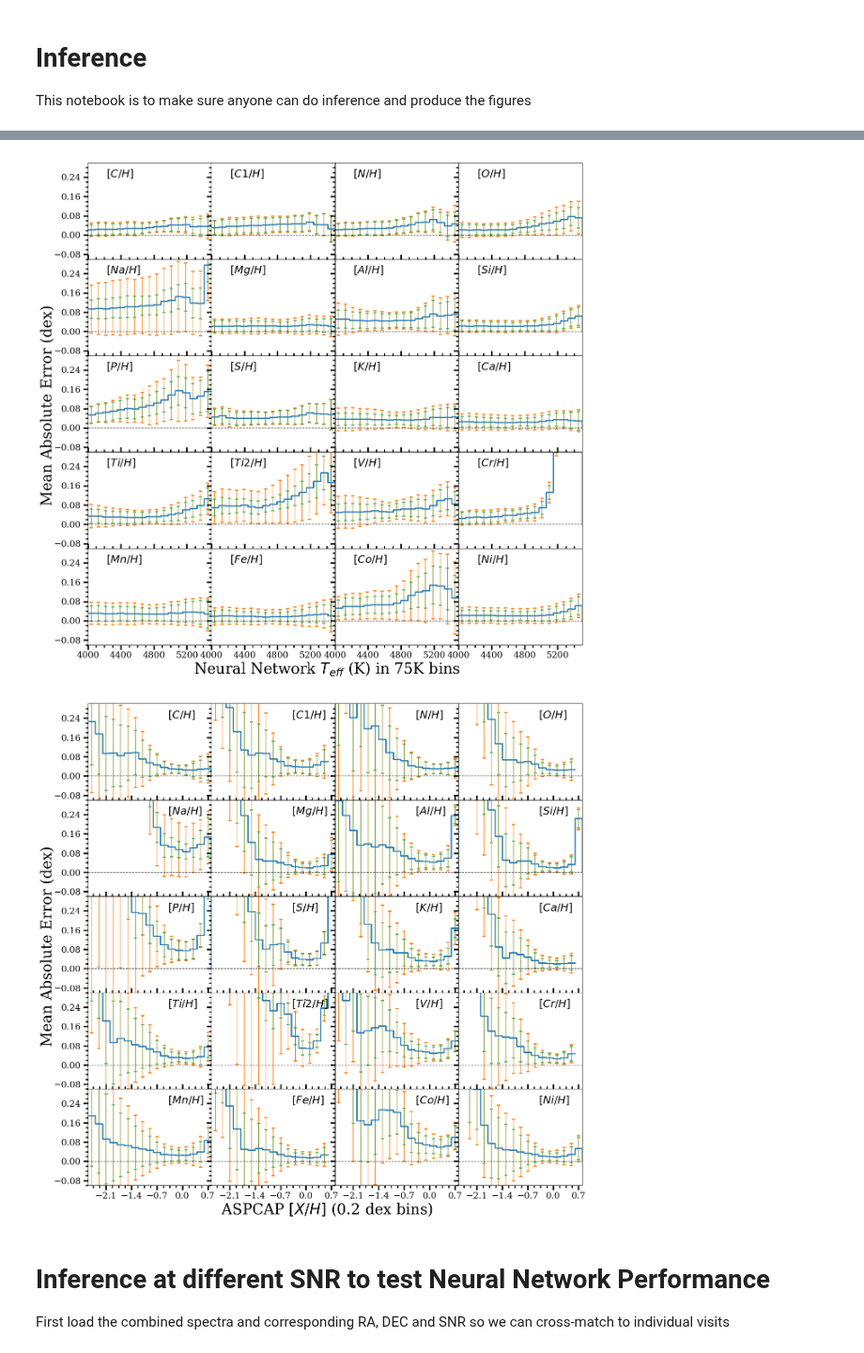
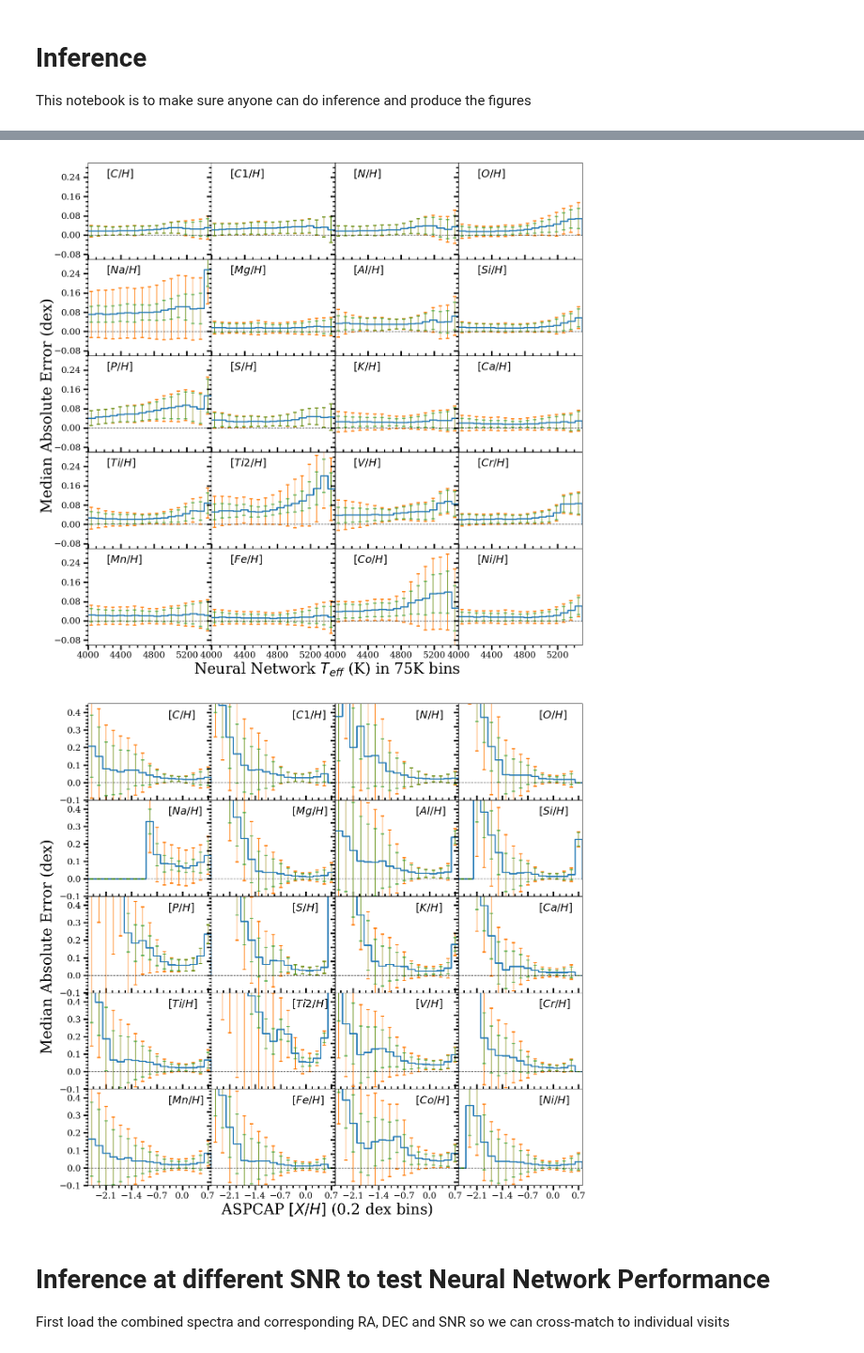
Before and after one commit to henrysky/astroNN_spectra_paper_figures, a Jupyter notebook: Inference.ipynb, the cells around one changed output, grey strips where cells are left out. Shown at 94% size. Cells and saved outputs as stored; diff of their text form; code cells hidden in the pictures.

```diff
--- a/Inference.ipynb
+++ b/Inference.ipynb
@@ -145,7 +151,7 @@ f.savefig('delta_teff_logg.png')
 %matplotlib inline
 import pylab as plt
 from matplotlib.ticker import NullFormatter,MultipleLocator, FormatStrFormatter
-from astroNN.nn.numpy import mean_absolute_error
+from astroNN.nn.numpy import median_absolute_error
 plt.rc('font',**{'family': 'serif', 'weight':'medium', 'size':20})
 
 # basic parameters
@@ -175,9 +181,9 @@ for i in range(5):
 
         for ii in range(number_bin):
             idx = [(pred[:,0]<spaces_teff_x[ii+1])&(pred[:,0]>spaces_teff_x[ii])]
-            mean_abs_diff_x.append(mean_absolute_error(pred[:, aspcap_idx][idx], y[:,aspcap_idx][idx]))
-            mean_confidence_x.append(np.mean(pred_err['total'][:, aspcap_idx][idx]))
-            mean_modelconfidence_x.append(np.mean(pred_err['model'][:, aspcap_idx][idx]))
+            mean_abs_diff_x.append(median_absolute_error(pred[:, aspcap_idx][idx], y[:,aspcap_idx][idx]))
+            mean_confidence_x.append(np.median(pred_err['total'][:, aspcap_idx][idx]))
+            mean_modelconfidence_x.append(np.median(pred_err['model'][:, aspcap_idx][idx]))
 
         mean_abs_diff_x.append(0.)
         mean_confidence_x.append(0.)
@@ -204,11 +210,11 @@ for i in range(5):
         ax[i,j].tick_params(width=2, length=4, which='minor')
         aspcap_idx += 1
 f.text(0.5,0.08,'Neural Network ' + "$T_{eff}$" + " " + "(K) in 75K bins", fontdict={'fontsize':25}, ha='center')
-f.text(0.05,0.5,"Mean Absolute Error (dex)",fontdict={'fontsize':25},rotation=90, va='center')
+f.text(0.05,0.5,"Median Absolute Error (dex)",fontdict={'fontsize':25},rotation=90, va='center')
 f.subplots_adjust(wspace=0,hspace=0)
 f.savefig('delta_xh_teff.png')
 # %% [output]
-[figure, old version]
+[figure, new version]
 # %%
 %matplotlib inline
 import pylab as plt
@@ -242,41 +248,47 @@ for i in range(5):
 
         for ii in range(number_bin):
             idx = [(y[:,aspcap_idx]<spaces_x[ii+1])&(y[:,aspcap_idx]>spaces_x[ii])]
-            mean_abs_diff_x.append(np.mean(np.abs(pred[:, aspcap_idx][idx] - y[:,aspcap_idx][idx])))
-            mean_confidence_x.append(np.mean(pred_err['total'][:, aspcap_idx][idx]))
-            mean_modelconfidence_x.append(np.mean(pred_err['model'][:, aspcap_idx][idx]))
+            if np.sum(idx) != 0:
+                mean_abs_diff_x.append(np.median(np.abs(pred[:, aspcap_idx][idx] - y[:,aspcap_idx][idx])))
+                mean_confidence_x.append(np.median(pred_err['total'][:, aspcap_idx][idx]))
+                mean_modelconfidence_x.append(np.median(pred_err['model'][:, aspcap_idx][idx]))
+            else:
+                mean_abs_diff_x.append(0.)
+                mean_confidence_x.append(0.)
+                mean_modelconfidence_x.append(0.)
 
         mean_abs_diff_x.append(0.)
         mean_confidence_x.append(0.)
         mean_modelconfidence_x.append(0.)
 
         ax[i,j].plot(spaces_x, mean_abs_diff_x, ls='steps-post', linewidth=2., label='$T_{eff}$')
         ax[i,j].errorbar(spaces_x+0.1, mean_abs_diff_x, yerr=mean_confidence_x, linestyle='None', capsize=3, elinewidth=1., capthick=2.)
         ax[i,j].errorbar(spaces_x+0.1, mean_abs_diff_x, yerr=mean_modelconfidence_x, linestyle='None', capsize=3, elinewidth=1., capthick=2., alpha=0.7)
         ax[i,j].set_xlim((low_x, high_x))
-        ax[i,j].set_ylim((-0.1, 0.3))
+        ax[i,j].set_ylim((-0.1, 0.45))
         ax[i,j].axhline(0, ls='--', c='k', lw=1., alpha=0.7)
         ax[i,j].annotate(f"$[{bcnn.targetname[aspcap_idx]}/H]$", xy=(0.65,0.85),xycoords='axes fraction', fontsize=18)
         if j == 0:
             ax[i,j].yaxis.set_major_locator(ymajorLocator)
+            ax[i,j].set_yticks(np.arange(-0.1, 0.45, 0.1))
         else:
             ax[i,j].yaxis.set_major_formatter(NullFormatter())
             ax[i,j].yaxis.set_major_locator(ymajorLocator)
         if i == 4:
             ax[i,j].xaxis.set_major_locator(xmajorLocator)
         else:
             ax[i,j].xaxis.set_tick_params(direction='in', which='both')
         ax[i,j].minorticks_on()
         ax[i,j].tick_params(labelsize=15, width=2.5, length=8, which='major')
         ax[i,j].tick_params(width=2, length=4, which='minor')
         aspcap_idx += 1
 
 f.text(0.5,0.08,"ASPCAP "+"$[X/H]$" + " (0.2 dex bins)",fontdict={'fontsize':25}, ha='center')
-f.text(0.05,0.5,"Mean Absolute Error (dex)",fontdict={'fontsize':25},rotation=90, va='center')
+f.text(0.05,0.5,"Median Absolute Error (dex)",fontdict={'fontsize':25},rotation=90, va='center')
 f.subplots_adjust(wspace=0,hspace=0)
 f.savefig('delta_xh.png')
 # %% [output]
-[figure, old version]
+[figure, new version]
 # %% [markdown]
 # Inference at different SNR to test Neural Network Performance
 
```
Also changed, not shown: parts of 6 cells of this notebook, 9 other files.
